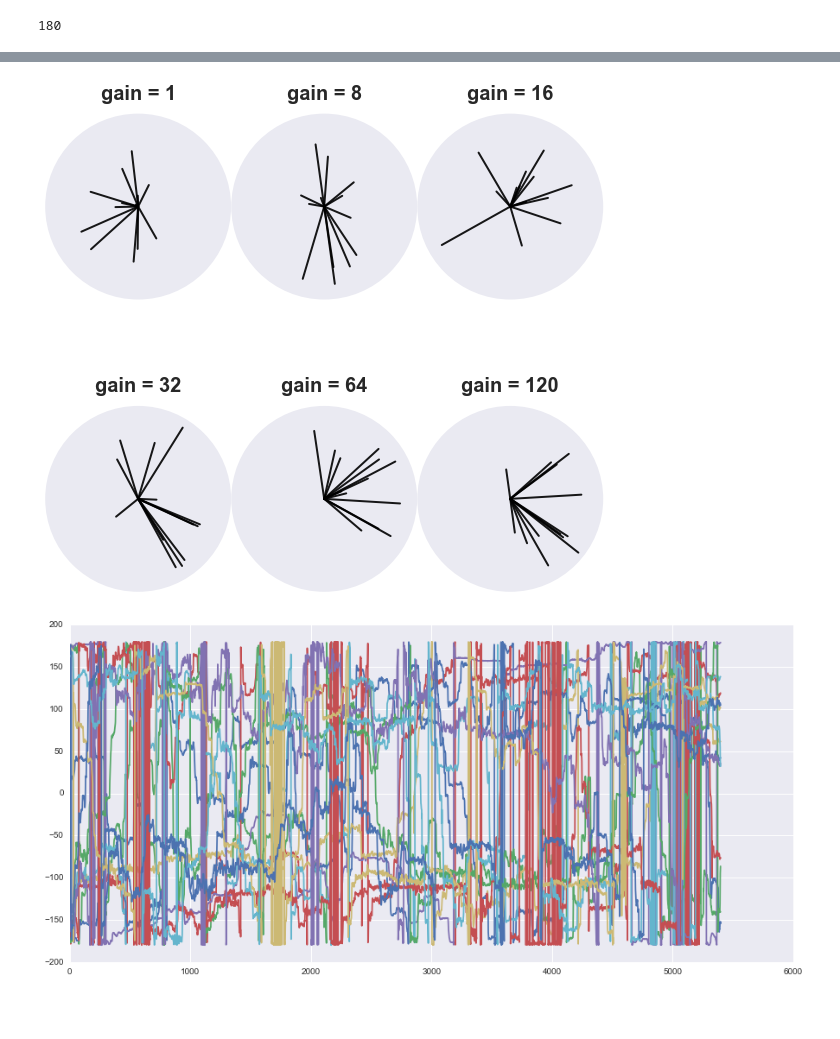
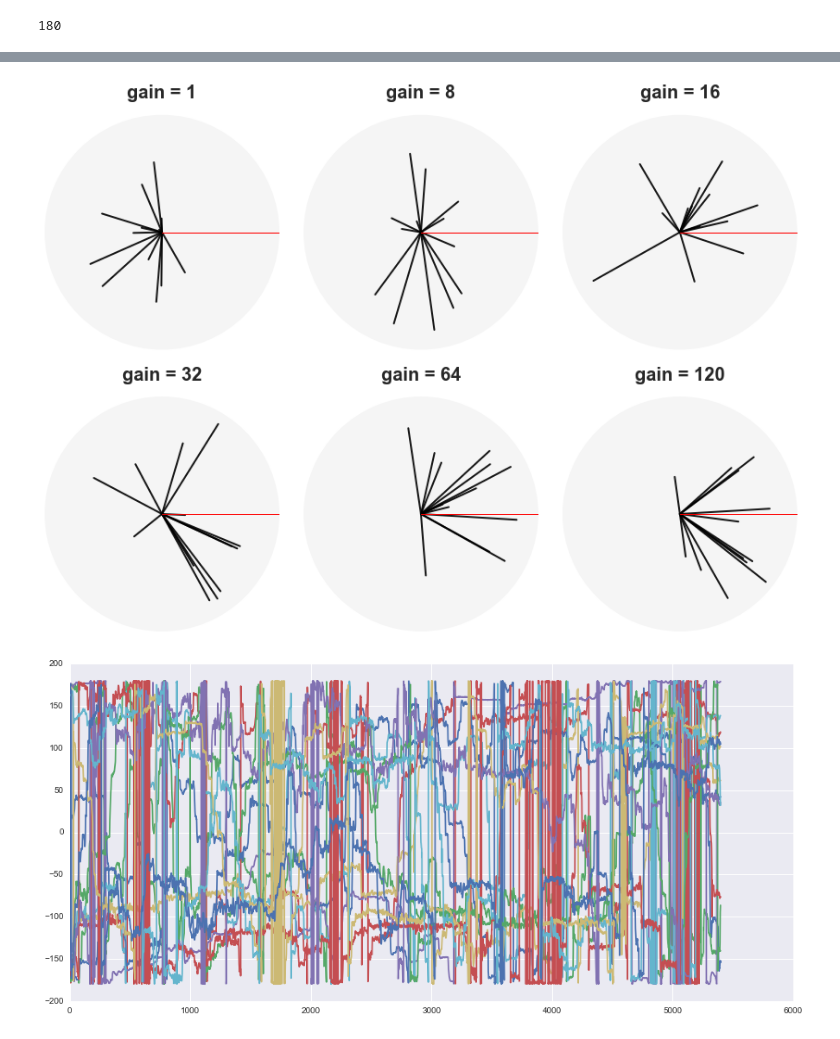
Before and after one commit to f-ponce/vdesert_pipeline, a Jupyter notebook: vdesert_read_in_VD_082819.ipynb, the cells around one changed output, grey strips where cells are left out. Cells and saved outputs as stored; diff of their text form; code cells hidden in the pictures; blank space fills up the shorter version.

```diff
--- a/vdesert_read_in_VD_082819.ipynb
+++ b/vdesert_read_in_VD_082819.ipynb
@@ -808,28 +795,27 @@ print(len(all_circmeans_vf[0]))
 # %%
 sns.set_style('dark')
-fig, axs = plt.subplots(2,3, figsize=(10, 10), facecolor='w', edgecolor='k', subplot_kw=dict(polar=True))
-fig.subplots_adjust(hspace = .1, wspace=.001)
-#fig.suptitle('Experiment '+exp+'\n'+'vf at zero',fontsize = 20, fontweight='bold')
+fig, axs = plt.subplots(2,3, figsize=(15, 10), facecolor='w', edgecolor='k', subplot_kw=dict(polar=True))
 
+fig.subplots_adjust(hspace = .2, wspace=.01)
 axs = axs.ravel()
 axisorder = [0,1,2,3,4,5]
 g = [1,8,16,32,64,120]
 for j in [0,1,2,3,4,5]:
     for i in range(len(all_circmeans_vf)):
-        cms = all_circmeans_vf[i][j]
-        cvs = all_circvars_vf[i][j]
+        cms = all_circmeans_vf[i][j*2]
+        cvs = all_circvars_vf[i][j*2]
         axs[axisorder[j]].plot((0, cms), ( 0, cvs), alpha = 0.9, color = 'k', linewidth =2)#, s = 30, alpha = 0.9, color = 'k')
-        #axs[axisorder[j]].arrow(0,0,cms, cvs, color = 'k', alpha = 1, width = 0.000005,edgecolor = 'black', facecolor = 'k', lw = 2)
+        axs[axisorder[j]].plot((0, 0), ( 0, 1), alpha = 0.9, color = 'r', linewidth =1)
         axs[axisorder[j]].grid(False)
         axs[axisorder[j]].set_yticks([])
         axs[axisorder[j]].set_xticks([])
         axs[axisorder[j]].spines['polar'].set_visible(False)
         axs[axisorder[j]].set_rlim(0,1)
         axs[axisorder[j]].set_title('gain = '+str(g[j]),fontsize = 20, fontweight='bold')
-        #axs[axisorder[j]].patch.set_facecolor(bckclr_labels[j])
+        axs[axisorder[j]].patch.set_facecolor('whitesmoke')
         axs[axisorder[j]].xaxis.set_tick_params(labelsize=15)
 # %% [output]
-[figure, old version]
+[figure, new version]
 # %%
 for j in [0,2,4,6,8,10]:
 
```
Also changed, not shown: parts of 3 cells of this notebook, 2 other files.
